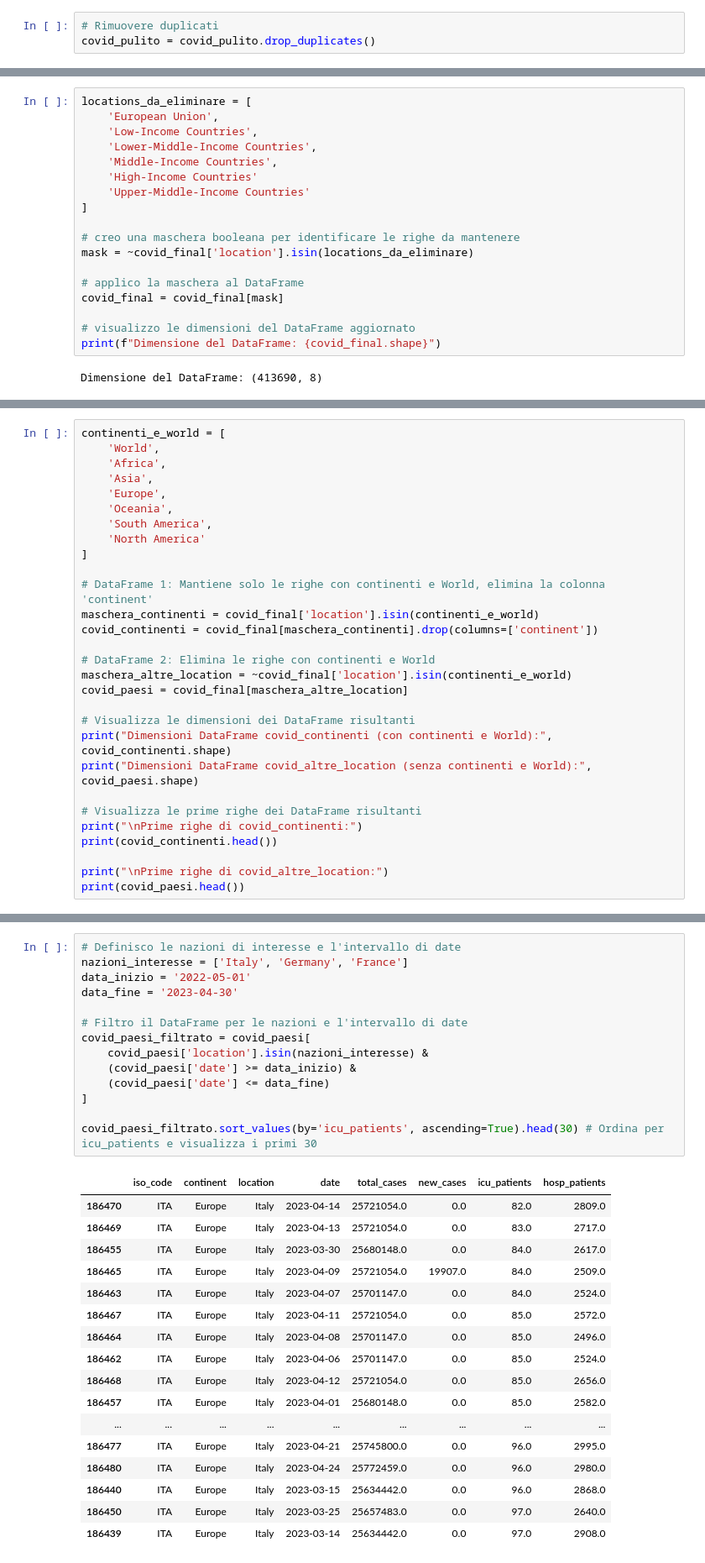
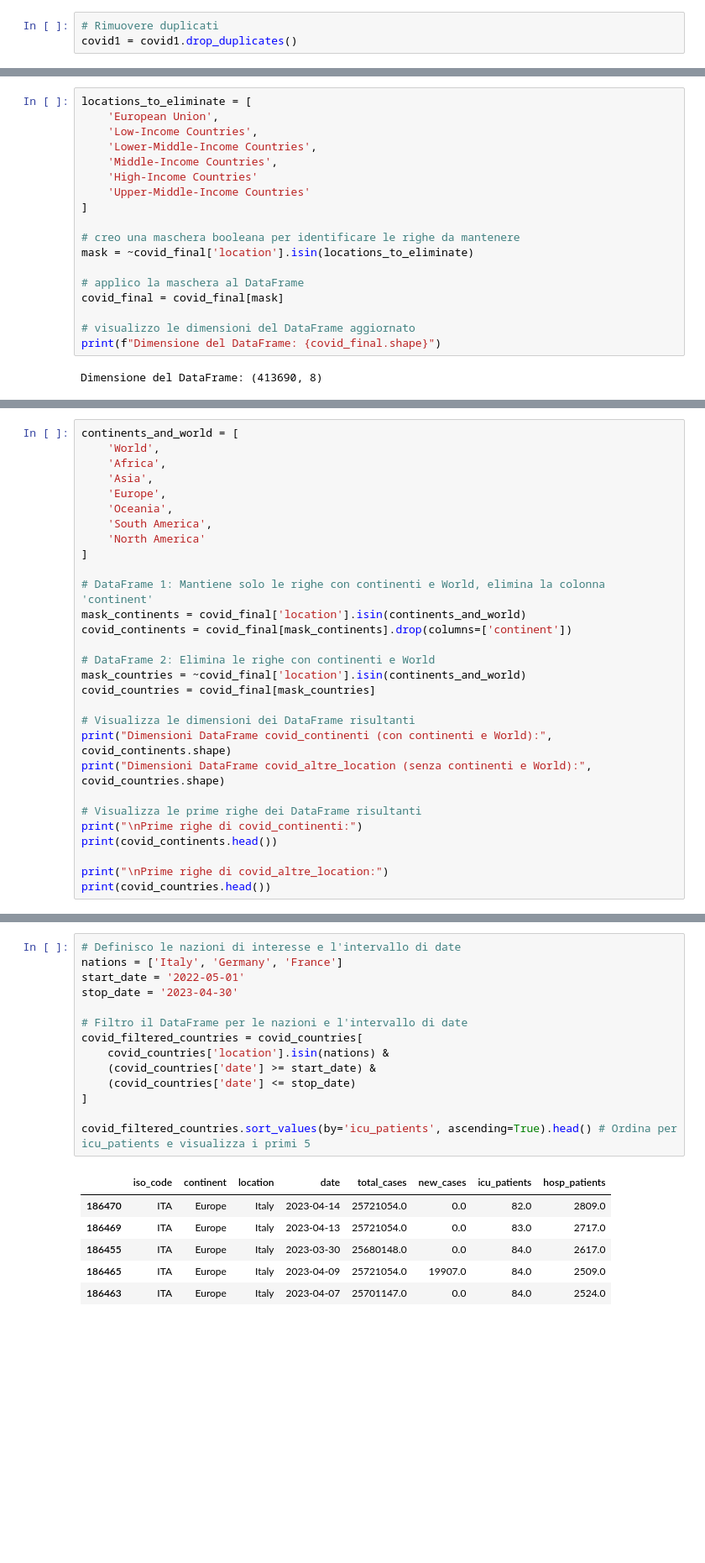
Before and after one commit to AlexBel1912/Python-esame-finale, a Jupyter notebook: Python Esame finale.ipynb, the cells around one changed output, grey strips where cells are left out. Shown: that part at 84% size. Drawn from its saved outputs; the diff is of its cells as text; blank space fills up the shorter version.

```diff
--- a/Python Esame finale.ipynb
+++ b/Python Esame finale.ipynb
@@ -231,6 +222,6 @@ Il totale delle diverse variabile nella colonna 'location': 255
 Il totale delle diverse variabile nella colonna 'continent': 7
 # %%
 # Rimuovere duplicati
-covid_pulito = covid_pulito.drop_duplicates()
+covid1 = covid1.drop_duplicates()
 # %%
 #elimino le righe che hanno i valori 0 o NaN per le colonne total_cases, new_cases, icu_patients, hosp_patients
@@ -369,5 +360,5 @@ array(['Afghanistan', 'Africa', 'Albania', 'Algeria', 'American Samoa',
 # %%
-locations_da_eliminare = [
+locations_to_eliminate = [
     'European Union',
     'Low-Income Countries',
     'Lower-Middle-Income Countries',
@@ -377,7 +368,7 @@ locations_da_eliminare = [
 ]
 
 # creo una maschera booleana per identificare le righe da mantenere
-mask = ~covid_final['location'].isin(locations_da_eliminare)
+mask = ~covid_final['location'].isin(locations_to_eliminate)
 
 # applico la maschera al DataFrame
 covid_final = covid_final[mask]
@@ -440,5 +431,5 @@ Somma dei casi totali di Covid-19 in Europa il 2024-08-04 00:00:00: 252916868.0
 # %%
-continenti_e_world = [
+continents_and_world = [
     'World',
     'Africa',
     'Asia',
@@ -449,23 +440,23 @@ continenti_e_world = [
 ]
 
 # DataFrame 1: Mantiene solo le righe con continenti e World, elimina la colonna 'continent'
-maschera_continenti = covid_final['location'].isin(continenti_e_world)
-covid_continenti = covid_final[maschera_continenti].drop(columns=['continent'])
+mask_continents = covid_final['location'].isin(continents_and_world)
+covid_continents = covid_final[mask_continents].drop(columns=['continent'])
 
 # DataFrame 2: Elimina le righe con continenti e World
-maschera_altre_location = ~covid_final['location'].isin(continenti_e_world)
-covid_paesi = covid_final[maschera_altre_location]
+mask_countries = ~covid_final['location'].isin(continents_and_world)
+covid_countries = covid_final[mask_countries]
 
 # Visualizza le dimensioni dei DataFrame risultanti
-print("Dimensioni DataFrame covid_continenti (con continenti e World):", covid_continenti.shape)
-print("Dimensioni DataFrame covid_altre_location (senza continenti e World):", covid_paesi.shape)
+print("Dimensioni DataFrame covid_continenti (con continenti e World):", covid_continents.shape)
+print("Dimensioni DataFrame covid_altre_location (senza continenti e World):", covid_countries.shape)
 
 # Visualizza le prime righe dei DataFrame risultanti
 print("\nPrime righe di covid_continenti:")
-print(covid_continenti.head())
+print(covid_continents.head())
 
 print("\nPrime righe di covid_altre_location:")
-print(covid_paesi.head())
+print(covid_countries.head())
 # %% [output]
 Dimensioni DataFrame covid_continenti (con continenti e World): (11718, 7)
 Dimensioni DataFrame covid_altre_location (senza continenti e World): (401972, 8)
@@ -713,34 +704,23 @@ display(x)
 # %%
 # Definisco le nazioni di interesse e l'intervallo di date
-nazioni_interesse = ['Italy', 'Germany', 'France']
-data_inizio = '2022-05-01'
-data_fine = '2023-04-30'
+nations = ['Italy', 'Germany', 'France']
+start_date = '2022-05-01'
+stop_date = '2023-04-30'
 
 # Filtro il DataFrame per le nazioni e l'intervallo di date
-covid_paesi_filtrato = covid_paesi[
-    covid_paesi['location'].isin(nazioni_interesse) &
-    (covid_paesi['date'] >= data_inizio) &
-    (covid_paesi['date'] <= data_fine)
+covid_filtered_countries = covid_countries[
+    covid_countries['location'].isin(nations) &
+    (covid_countries['date'] >= start_date) &
+    (covid_countries['date'] <= stop_date)
 ]
 
-covid_paesi_filtrato.sort_values(by='icu_patients', ascending=True).head(30) # Ordina per icu_patients e visualizza i primi 30
+covid_filtered_countries.sort_values(by='icu_patients', ascending=True).head() # Ordina per icu_patients e visualizza i primi 5
 # %% [output]
 |  | iso_code | continent | location | date | total_cases | new_cases | icu_patients | hosp_patients |
 | 186470 | ITA | Europe | Italy | 2023-04-14 | 25721054.0 | 0.0 | 82.0 | 2809.0 |
 | 186469 | ITA | Europe | Italy | 2023-04-13 | 25721054.0 | 0.0 | 83.0 | 2717.0 |
 | 186455 | ITA | Europe | Italy | 2023-03-30 | 25680148.0 | 0.0 | 84.0 | 2617.0 |
 | 186465 | ITA | Europe | Italy | 2023-04-09 | 25721054.0 | 19907.0 | 84.0 | 2509.0 |
 | 186463 | ITA | Europe | Italy | 2023-04-07 | 25701147.0 | 0.0 | 84.0 | 2524.0 |
-| 186467 | ITA | Europe | Italy | 2023-04-11 | 25721054.0 | 0.0 | 85.0 | 2572.0 |
-| 186464 | ITA | Europe | Italy | 2023-04-08 | 25701147.0 | 0.0 | 85.0 | 2496.0 |
-| 186462 | ITA | Europe | Italy | 2023-04-06 | 25701147.0 | 0.0 | 85.0 | 2524.0 |
-| 186468 | ITA | Europe | Italy | 2023-04-12 | 25721054.0 | 0.0 | 85.0 | 2656.0 |
-| 186457 | ITA | Europe | Italy | 2023-04-01 | 25680148.0 | 0.0 | 85.0 | 2582.0 |
-| ... | ... | ... | ... | ... | ... | ... | ... | ... |
-| 186477 | ITA | Europe | Italy | 2023-04-21 | 25745800.0 | 0.0 | 96.0 | 2995.0 |
-| 186480 | ITA | Europe | Italy | 2023-04-24 | 25772459.0 | 0.0 | 96.0 | 2980.0 |
-| 186440 | ITA | Europe | Italy | 2023-03-15 | 25634442.0 | 0.0 | 96.0 | 2868.0 |
-| 186450 | ITA | Europe | Italy | 2023-03-25 | 25657483.0 | 0.0 | 97.0 | 2640.0 |
-| 186439 | ITA | Europe | Italy | 2023-03-14 | 25634442.0 | 0.0 | 97.0 | 2908.0 |
 # %%
 # Definisco le nazioni di interesse e l'intervallo di date
```
Also changed, not shown: parts of 40 cells of this notebook.
